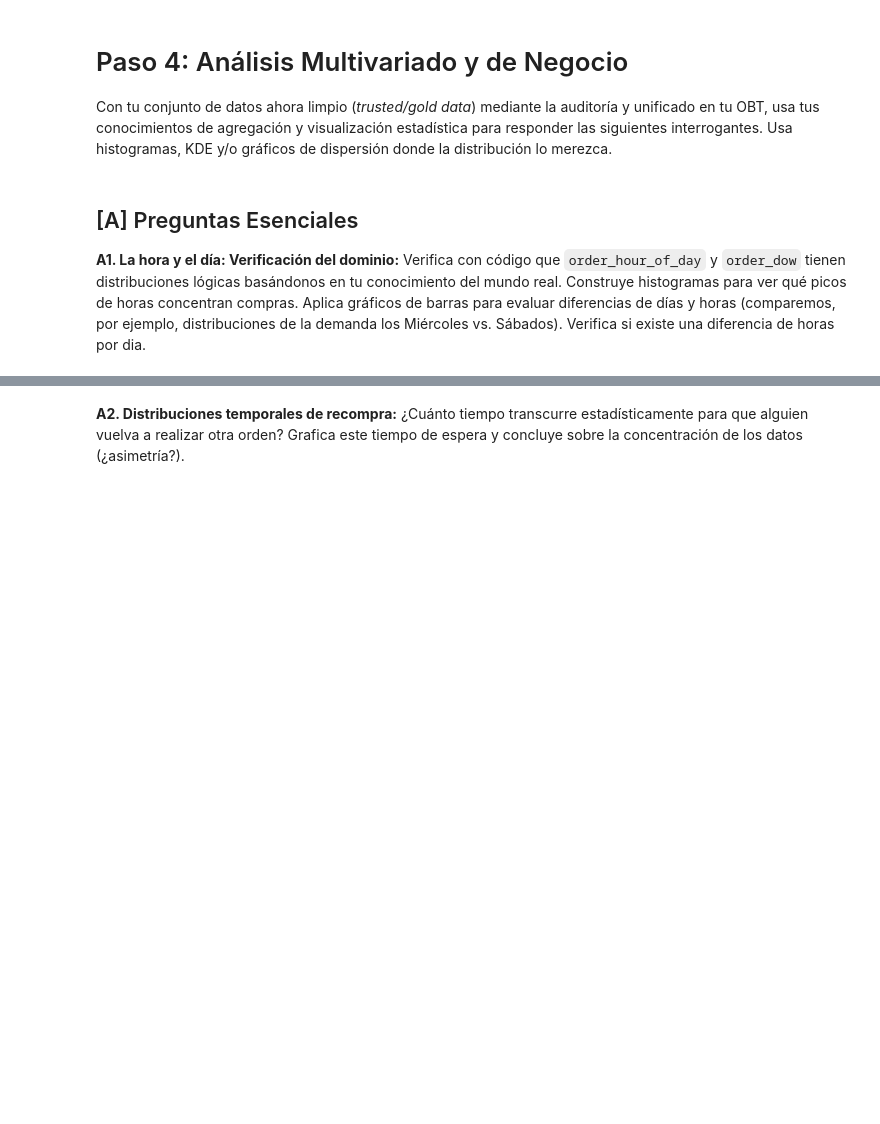
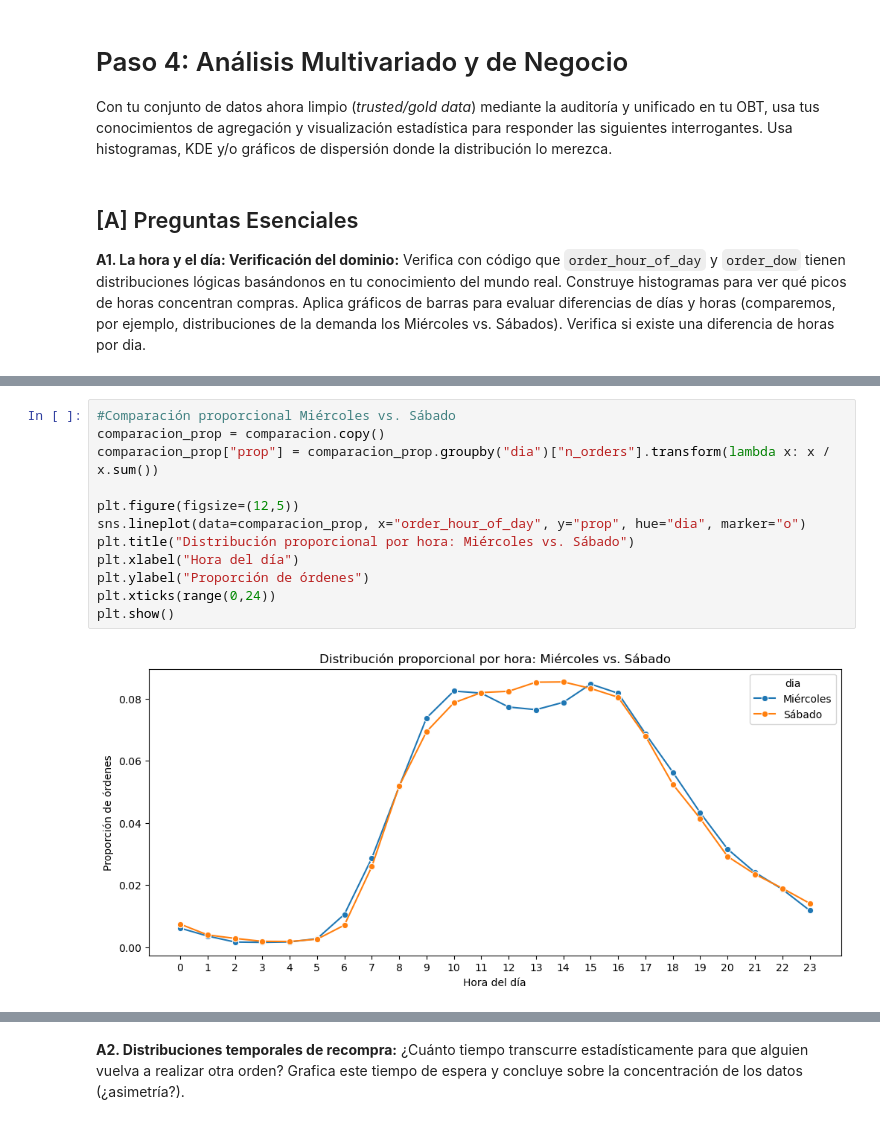
Before and after one commit to gbberru/ds-week-2, a Jupyter notebook: taller_3_Gustavo_Berru.ipynb, the cells around one changed output, grey strips where cells are left out. Cells and saved outputs as stored; diff of their text form; blank space fills up the shorter version.

```diff
--- a/taller_3_Gustavo_Berru.ipynb
+++ b/taller_3_Gustavo_Berru.ipynb
@@ -926,0 +1011,14 @@ Verifica con código que `order_hour_of_day` y `order_dow` tienen distribuciones
+# %%
+#Comparación proporcional Miércoles vs. Sábado
+comparacion_prop = comparacion.copy()
+comparacion_prop["prop"] = comparacion_prop.groupby("dia")["n_orders"].transform(lambda x: x / x.sum())
+
+plt.figure(figsize=(12,5))
+sns.lineplot(data=comparacion_prop, x="order_hour_of_day", y="prop", hue="dia", marker="o")
+plt.title("Distribución proporcional por hora: Miércoles vs. Sábado")
+plt.xlabel("Hora del día")
+plt.ylabel("Proporción de órdenes")
+plt.xticks(range(0,24))
+plt.show()
+# %% [output]
+[figure, added]
```
Also changed, not shown: parts of 16 cells of this notebook.
